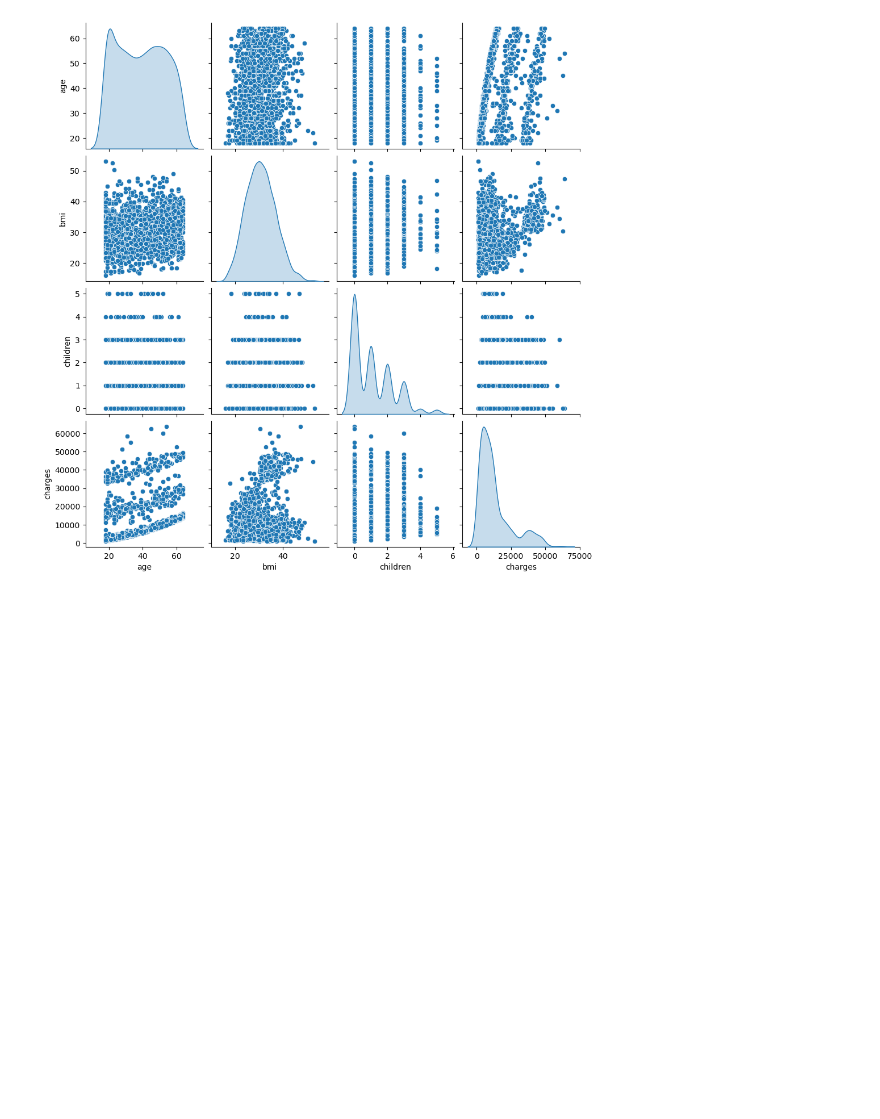
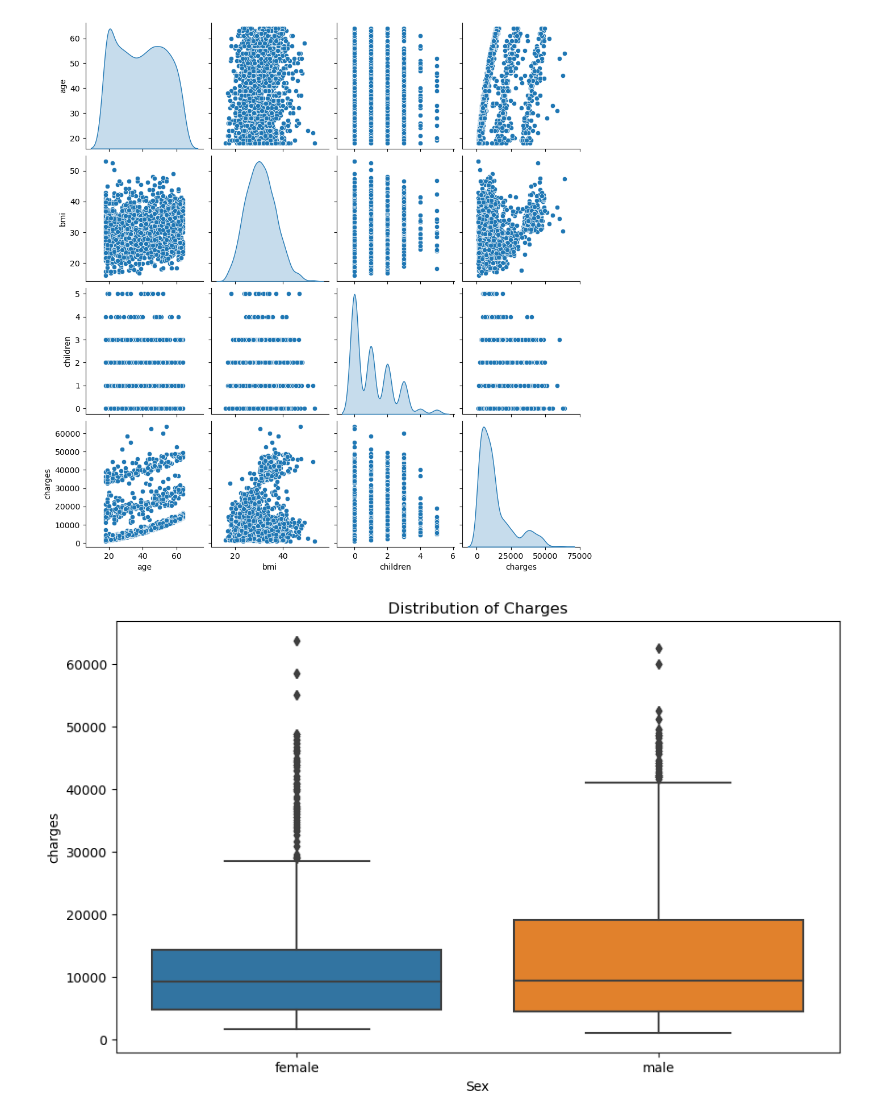
Before and after one commit to tyagi2607/data-science-portfolio, a Jupyter notebook: 1. medical_insurance_cost_prediction/cleaning_exploration.ipynb, the cells around one changed output. Saved outputs shown, nothing was run; the diff lists cells and outputs as text; code cells hidden in the pictures; blank space fills up the shorter version.

```diff
--- a/1. medical_insurance_cost_prediction/cleaning_exploration.ipynb
+++ b/1. medical_insurance_cost_prediction/cleaning_exploration.ipynb
@@ -157,0 +176,8 @@ plt.show()
+# %%
+sns.boxplot(y='charges', x= "sex", data=df)
+plt.title('Distribution of Charges')
+plt.xlabel('Sex')
+# plt.ylabel('Frequency')
+plt.show()
+# %% [output]
+[figure, added]
```
Also changed, not shown: parts of 54 cells of this notebook.
